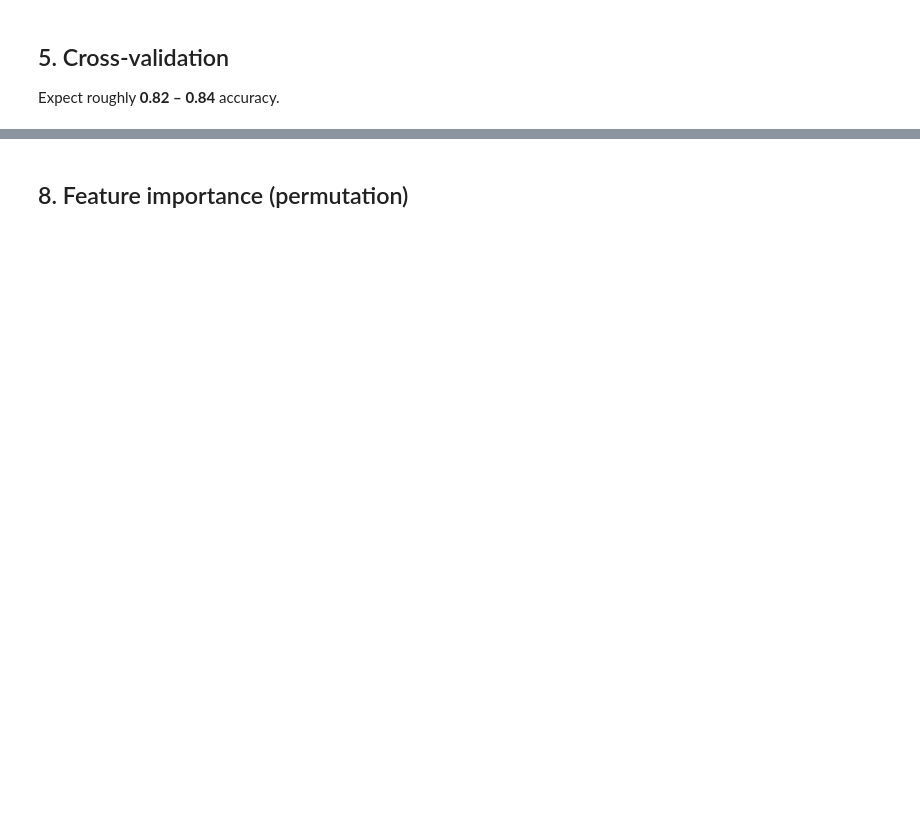
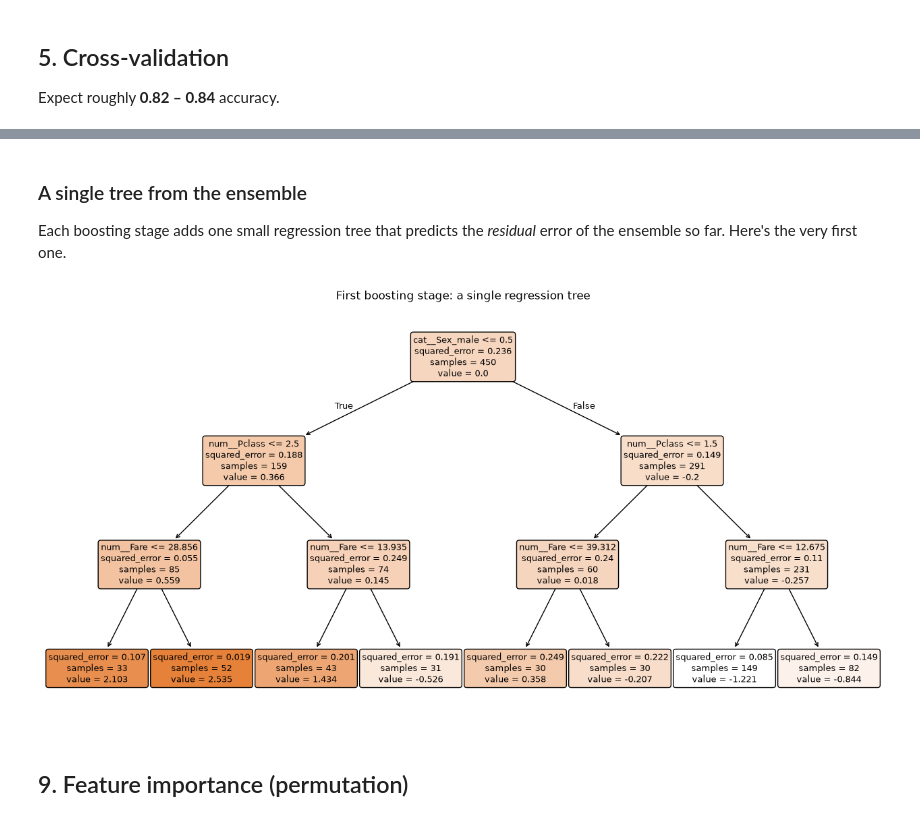
Before and after one commit to rergr/fhnw_mini_challange, a Jupyter notebook: julian_danis.ipynb, the cells around one changed output, grey strips where cells are left out. Drawn from its saved outputs; the diff is of its cells as text; code cells hidden in the pictures; blank space fills up the shorter version.

```diff
--- a/julian_danis.ipynb
+++ b/julian_danis.ipynb
@@ -147,5 +242,24 @@ plt.show()
+# %% [markdown]
+### A single tree from the ensemble
+
+Each boosting stage adds one small regression tree that predicts the *residual* error of the ensemble so far. Here's the very first one.
+# %%
+feature_names = prep.get_feature_names_out()
+
+plt.figure(figsize=(16, 8))
+plot_tree(
+    clf.estimators_[0, 0],
+    feature_names=feature_names,
+    filled=True,
+    rounded=True,
+    fontsize=9,
+)
+plt.title("First boosting stage: a single regression tree")
+plt.show()
+# %% [output]
+[figure, added]
 # %% [markdown]
-## 8. Feature importance (permutation)
+## 9. Feature importance (permutation)
 # %%
 perm = permutation_importance(
     model, X_te, y_te, n_repeats=20, random_state=RANDOM_STATE, scoring="roc_auc"
```
Also changed, not shown: parts of 21 cells of this notebook, 1 other file.
